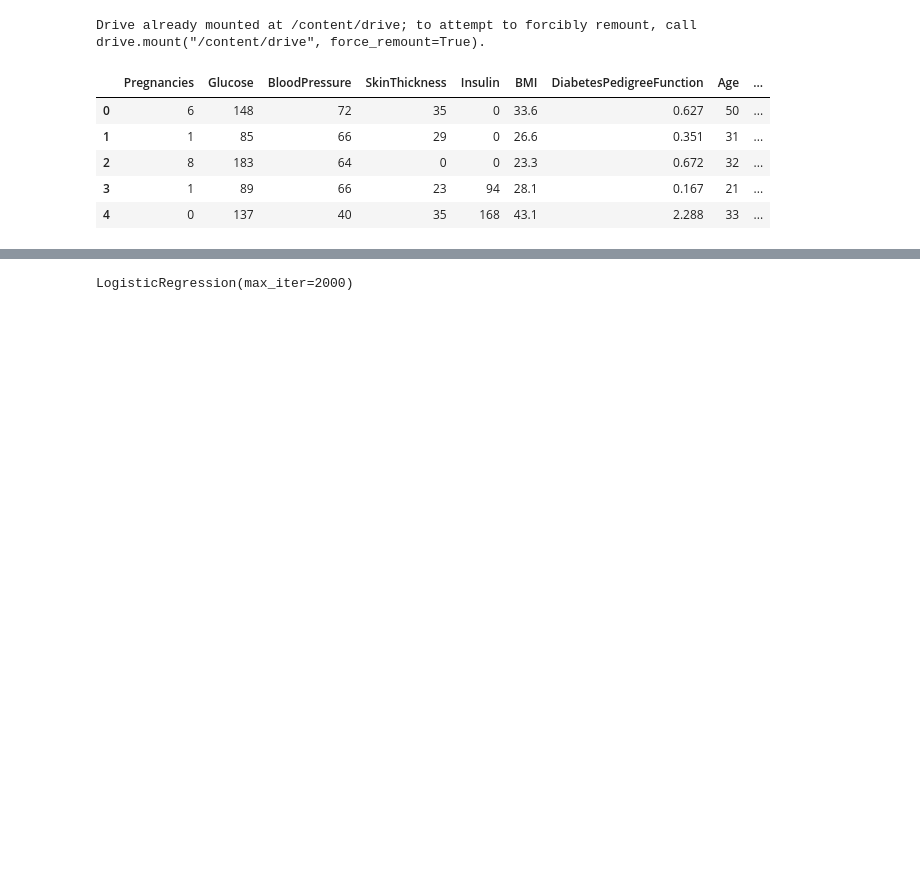
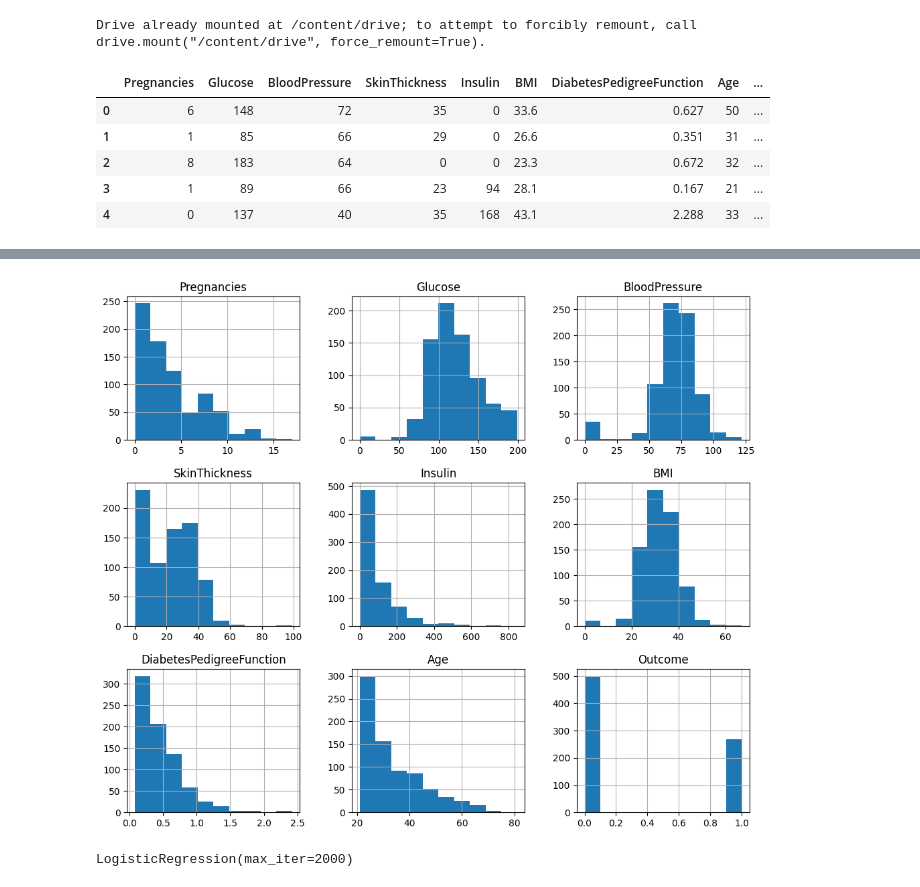
Before and after one commit to hridibazaman03/220142_Logistic, a Jupyter notebook: 220142_LogisticRegression.ipynb, the cells around one changed output, grey strips where cells are left out. Cells and saved outputs as stored; diff of their text form; code cells hidden in the pictures; blank space fills up the shorter version.

```diff
--- a/220142_LogisticRegression.ipynb
+++ b/220142_LogisticRegression.ipynb
@@ -43,3 +85,9 @@ Name: count, dtype: int64
+# %%
+df.hist(figsize=(12,10))
+
+plt.show()
+# %% [output]
+[figure, added]
 # %%
 X = df.drop("Outcome", axis=1)
 y = df["Outcome"]
```
Also changed, not shown: parts of 4 cells of this notebook.
